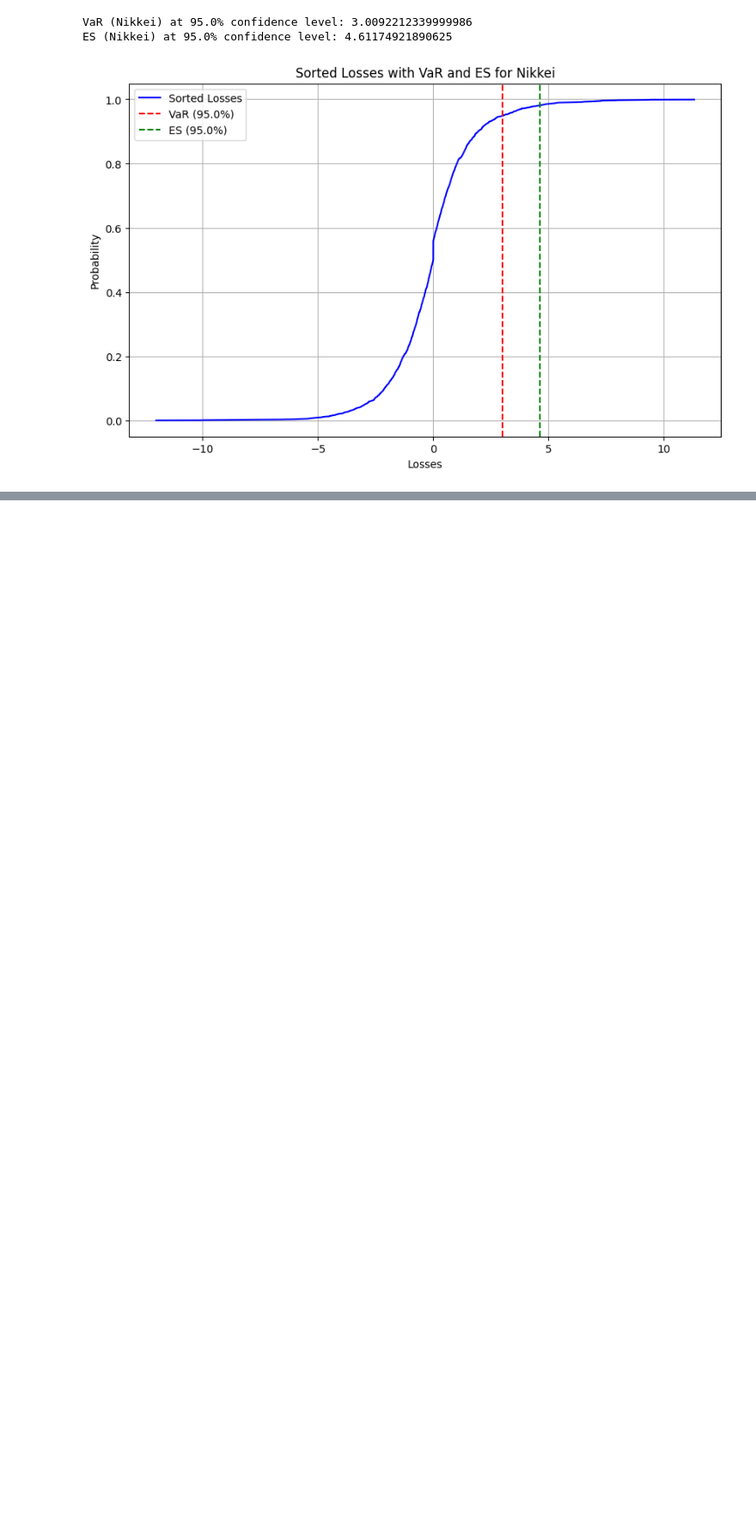
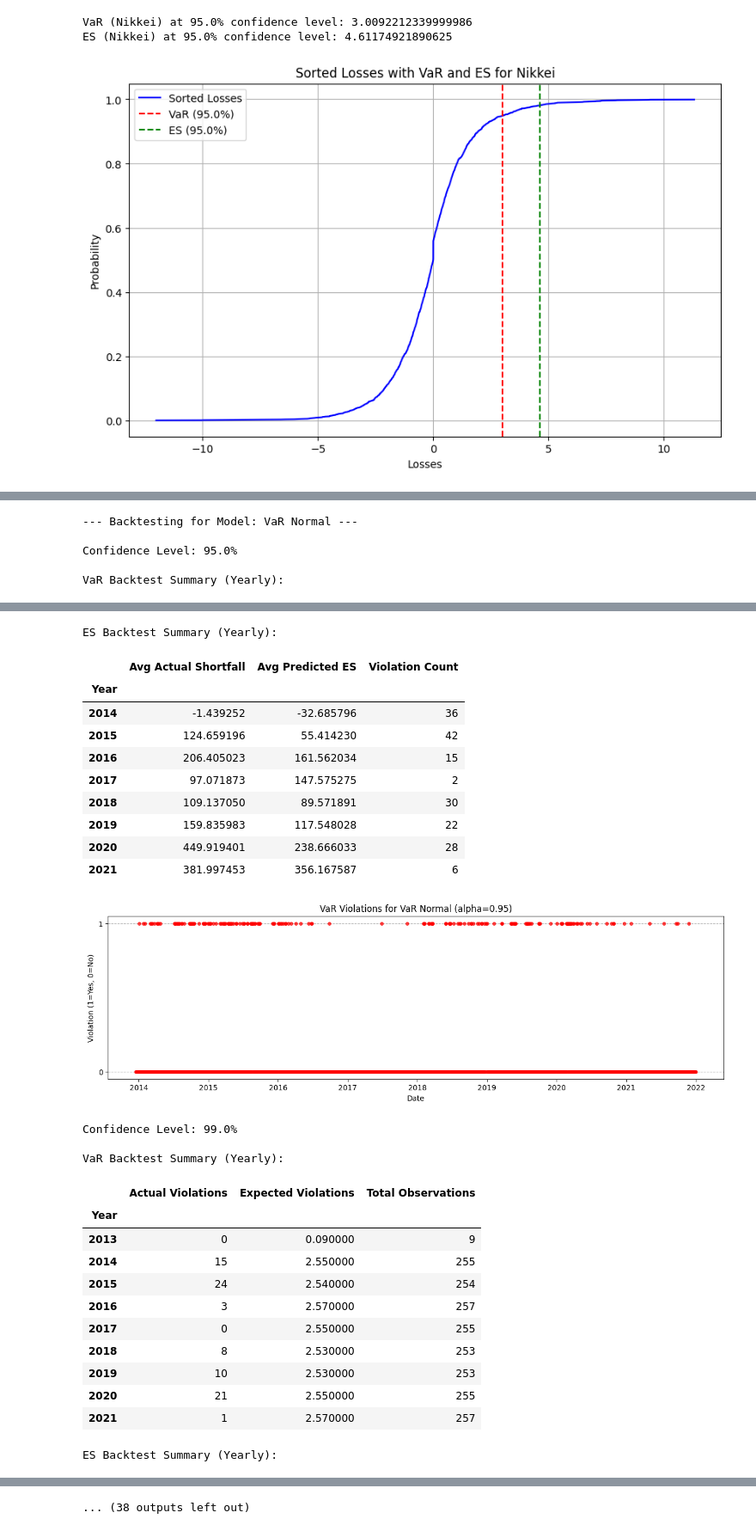
Before and after one commit to Dhruvs120/Quantitative_Risk_Management_Assignments, a Jupyter notebook: initial_notebook.ipynb, the cells around one changed output, grey strips where cells are left out. Shown at 86% size. Cells and saved outputs as stored; diff of their text form; code cells hidden in the pictures; blank space fills up the shorter version.

Commit message:
backtesting initial

```diff
--- a/initial_notebook.ipynb
+++ b/initial_notebook.ipynb
@@ -594,0 +741,9 @@ ES (Nikkei) at 95.0% confidence level: 4.61174921890625
+# %%
+# Call the backtesting function with the required dataframes
+run_backtesting(main_df, var_results_df, es_results_df)
+# %% [output]
+--- Backtesting for Model: VaR Normal ---
+
+Confidence Level: 95.0%
+
+VaR Backtest Summary (Yearly):
@@ -594,0 +761,27 @@ ES (Nikkei) at 95.0% confidence level: 4.61174921890625
+ES Backtest Summary (Yearly):
+|  | Avg Actual Shortfall | Avg Predicted ES | Violation Count |
+| Year |  |  |  |
+| 2014 | -1.439252 | -32.685796 | 36 |
+| 2015 | 124.659196 | 55.414230 | 42 |
+| 2016 | 206.405023 | 161.562034 | 15 |
+| 2017 | 97.071873 | 147.575275 | 2 |
+| 2018 | 109.137050 | 89.571891 | 30 |
+| 2019 | 159.835983 | 117.548028 | 22 |
+| 2020 | 449.919401 | 238.666033 | 28 |
+| 2021 | 381.997453 | 356.167587 | 6 |
+[figure, added]
+Confidence Level: 99.0%
+
+VaR Backtest Summary (Yearly):
+|  | Actual Violations | Expected Violations | Total Observations |
+| Year |  |  |  |
+| 2013 | 0 | 0.090000 | 9 |
+| 2014 | 15 | 2.550000 | 255 |
+| 2015 | 24 | 2.540000 | 254 |
+| 2016 | 3 | 2.570000 | 257 |
+| 2017 | 0 | 2.550000 | 255 |
+| 2018 | 8 | 2.530000 | 253 |
+| 2019 | 10 | 2.530000 | 253 |
+| 2020 | 21 | 2.550000 | 255 |
+| 2021 | 1 | 2.570000 | 257 |
+ES Backtest Summary (Yearly):
@@ -594,0 +814 @@ ES (Nikkei) at 95.0% confidence level: 4.61174921890625
+... (38 outputs left out)
```
Also changed, not shown: parts of 4 cells of this notebook, 2 other files.
